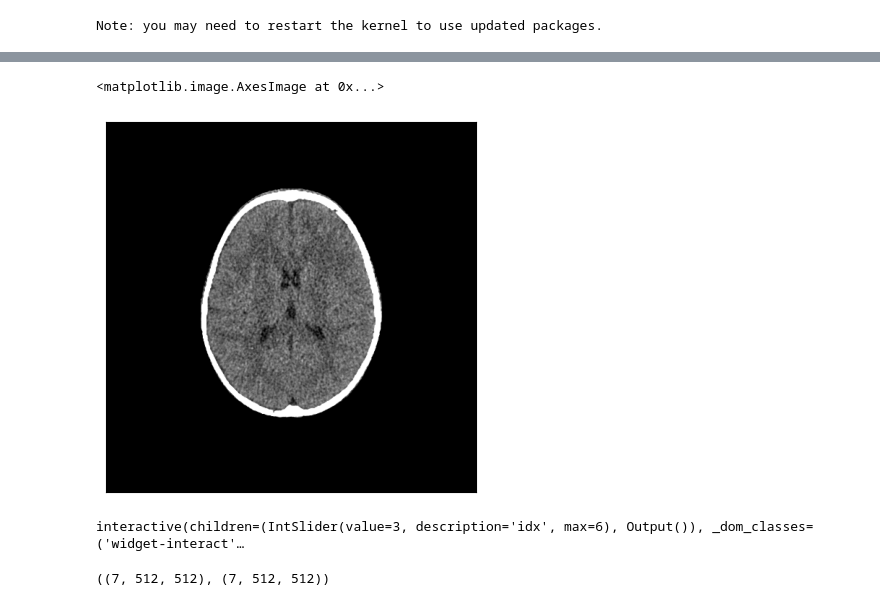
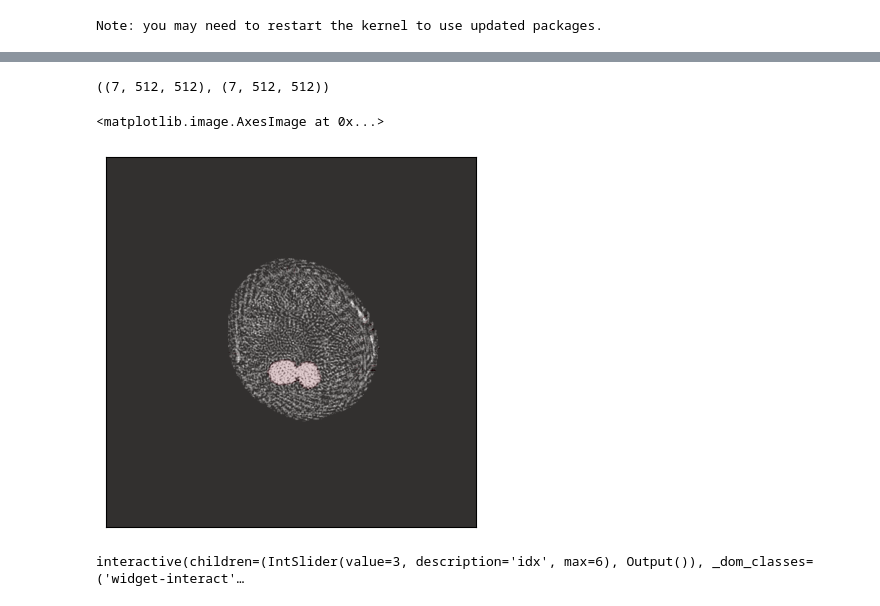
Before and after one commit to DIDSR/InSilicoICH, a Jupyter notebook: notebooks/03_studies.ipynb, the cells around one changed output, grey strips where cells are left out. Saved outputs shown, nothing was run; the diff lists cells and outputs as text; code cells hidden in the pictures.

```diff
--- a/notebooks/03_studies.ipynb
+++ b/notebooks/03_studies.ipynb
@@ -300,15 +277,21 @@ Note: you may need to restart the kernel to use updated packages.
+# %%
+images = study.get_images(1)
+masks = study.get_masks(1)
+images.shape, masks.shape
+# %% [output]
+((7, 512, 512), (7, 512, 512))
+# %%
+from utils import ctshow
+import matplotlib.pyplot as plt
+f, ax = plt.subplots()
+idx = len(images) // 2
+ctshow(images[idx], 'brain', fig=f, ax=ax)
+ax.imshow(masks[idx], cmap='Reds', alpha=0.2)
+# %% [output]
+<matplotlib.image.AxesImage at 0x...>
+[figure, added]
 # %%
-from utils import ctshow
-ctshow(study.scanner.recon, 'brain')
+from utils import scrollview
+scrollview(images, 'brain')
 # %% [output]
-<matplotlib.image.AxesImage at 0x...>
+interactive(children=(IntSlider(value=3, description='idx', max=6), Output()), _dom_classes=('widget-interact'…
-[figure, removed]
-# %%
-from utils import scrollview
-scrollview(study.scanner.recon, 'brain')
-# %% [output]
-interactive(children=(IntSlider(value=3, description='idx', max=6), Output()), _dom_classes=('widget-interact'…
-# %%
-study.images.shape, study.lesion.shape
-# %% [output]
-((7, 512, 512), (7, 512, 512))
```
Also changed, not shown: parts of 70 cells of this notebook, 2 other files.
